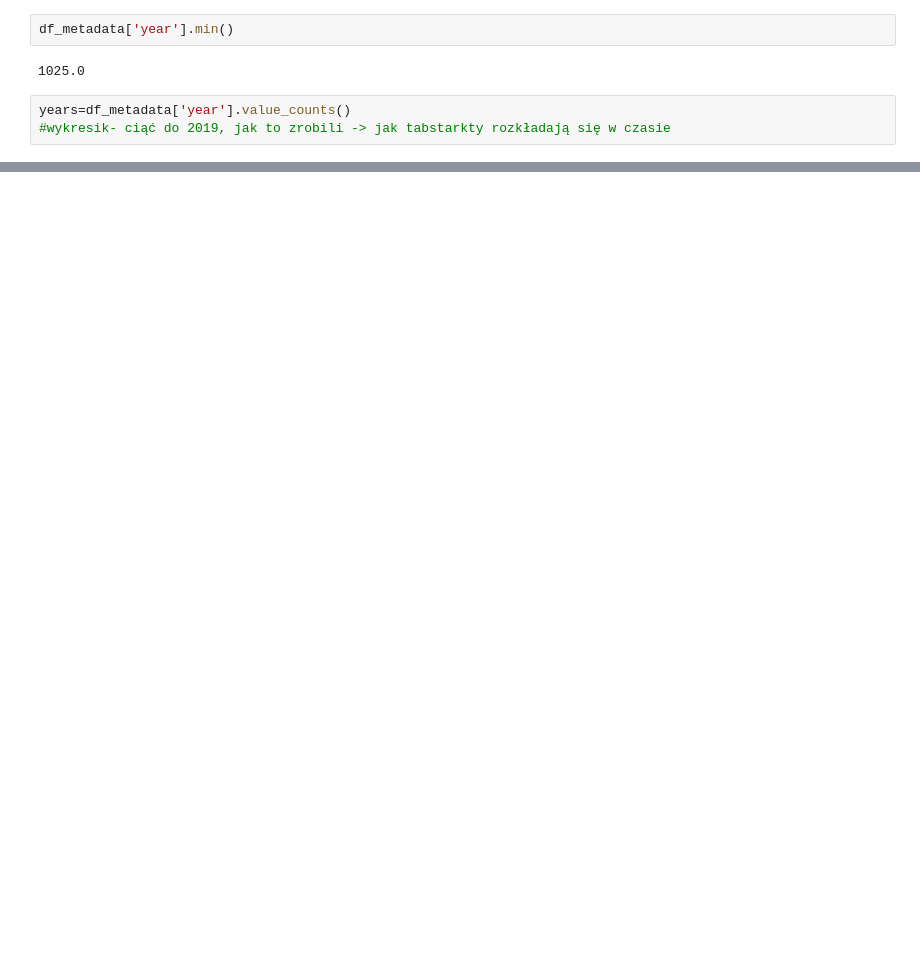
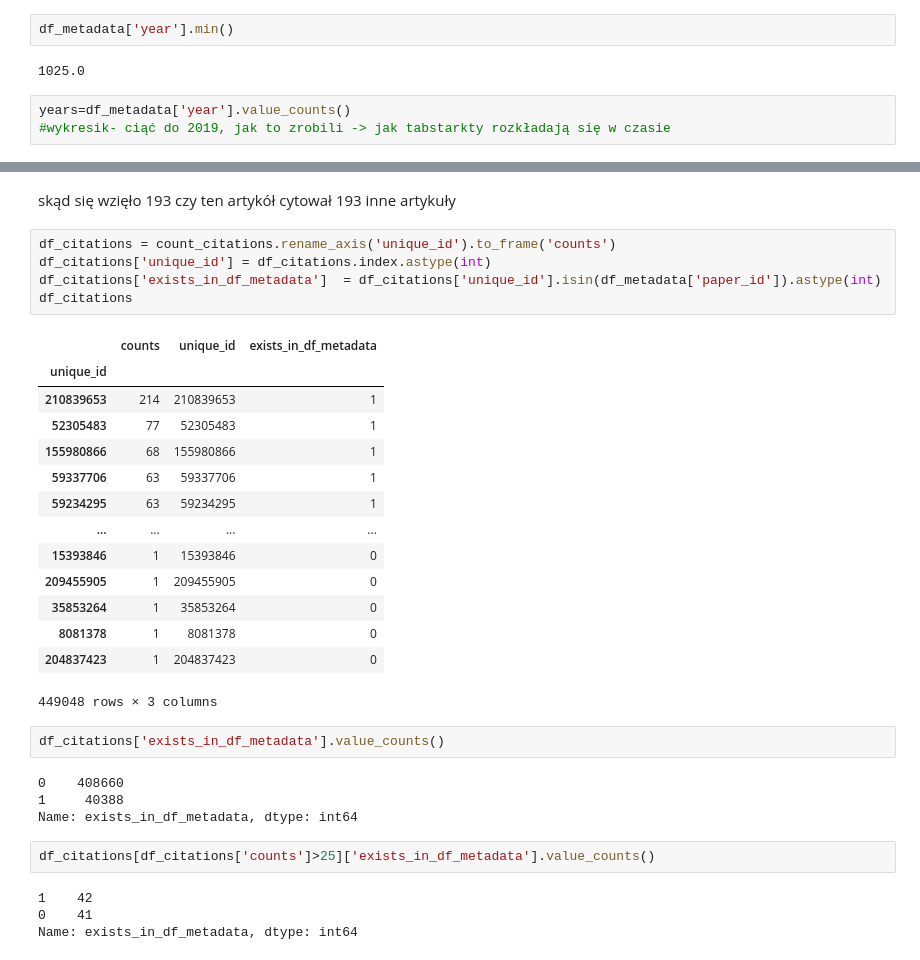
Before and after one commit to ModelOriented/AI-strategies-papers-regulations-monitoring, a Jupyter notebook: mars/s2orc/Metadata_exploration.ipynb, the cells around one changed output, grey strips where cells are left out. Saved outputs shown, nothing was run; the diff lists cells and outputs as text; blank space fills up the shorter version.

```diff
--- a/mars/s2orc/Metadata_exploration.ipynb
+++ b/mars/s2orc/Metadata_exploration.ipynb
@@ -157,0 +182,34 @@ years.sort_index().plot(kind='bar', figsize=(15,10), title="Liczba artykułów w
+# %% [markdown]
+skąd się wzięło 193 czy ten artykół cytował 193 inne artykuły
+# %%
+df_citations = count_citations.rename_axis('unique_id').to_frame('counts')
+df_citations['unique_id'] = df_citations.index.astype(int)
+df_citations['exists_in_df_metadata']  = df_citations['unique_id'].isin(df_metadata['paper_id']).astype(int)
+df_citations
+# %% [output]
+|  | counts | unique_id | exists_in_df_metadata |
+| unique_id |  |  |  |
+| 210839653 | 214 | 210839653 | 1 |
+| 52305483 | 77 | 52305483 | 1 |
+| 155980866 | 68 | 155980866 | 1 |
+| 59337706 | 63 | 59337706 | 1 |
+| 59234295 | 63 | 59234295 | 1 |
+| ... | ... | ... | ... |
+| 15393846 | 1 | 15393846 | 0 |
+| 209455905 | 1 | 209455905 | 0 |
+| 35853264 | 1 | 35853264 | 0 |
+| 8081378 | 1 | 8081378 | 0 |
+| 204837423 | 1 | 204837423 | 0 |
+449048 rows × 3 columns
+# %%
+df_citations['exists_in_df_metadata'].value_counts()
+# %% [output]
+0    408660
+1     40388
+Name: exists_in_df_metadata, dtype: int64
+# %%
+df_citations[df_citations['counts']>25]['exists_in_df_metadata'].value_counts()
+# %% [output]
+1    42
+0    41
+Name: exists_in_df_metadata, dtype: int64
```
Also changed, not shown: parts of 22 cells of this notebook, 3 other files.
